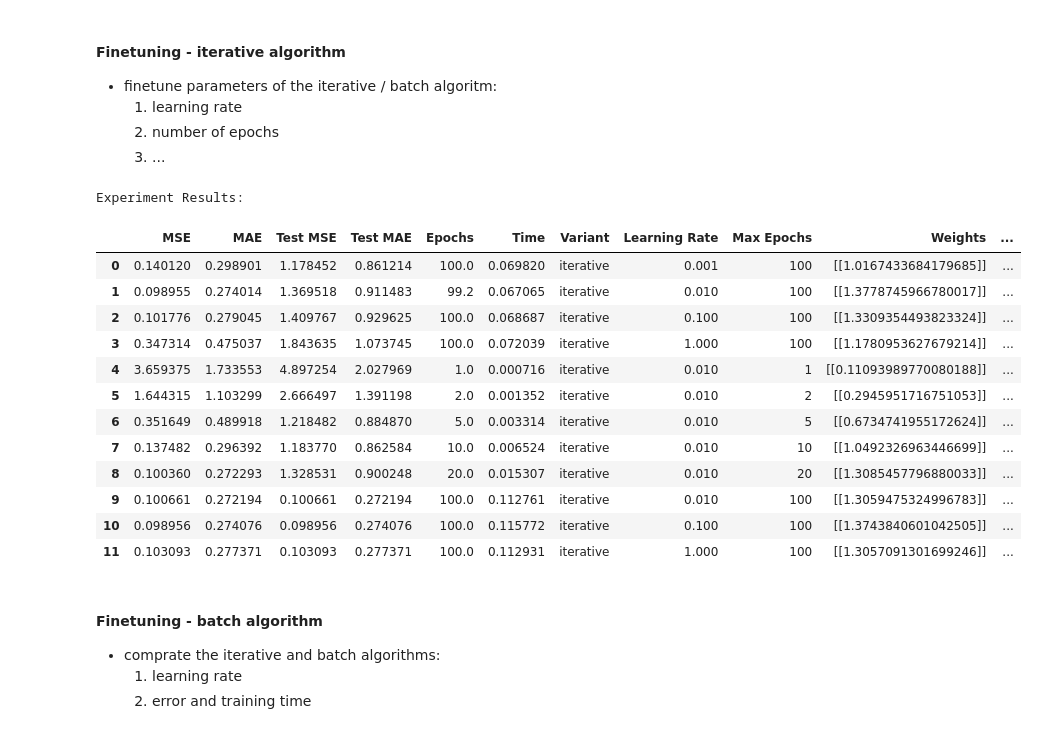
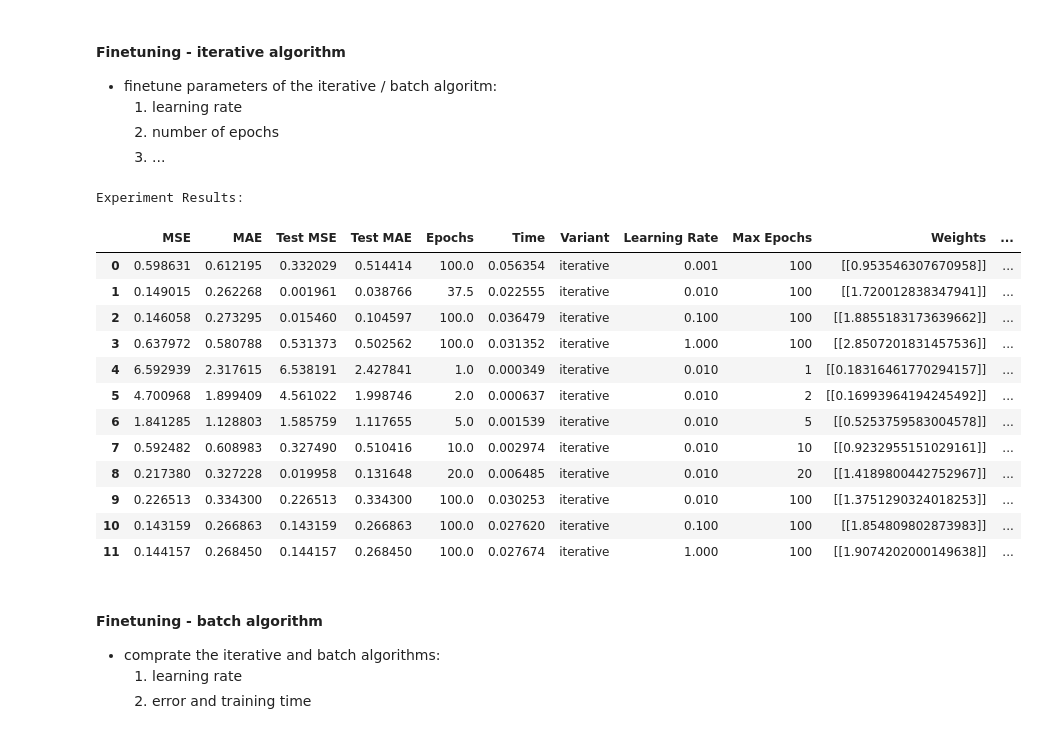
Before and after one commit to reitezuz/18NES1-2026, a Jupyter notebook: week03/linear_neuron.ipynb, the cells around one changed output. Drawn from its saved outputs; the diff is of its cells as text; code cells hidden in the pictures.

```diff
--- a/week03/linear_neuron.ipynb
+++ b/week03/linear_neuron.ipynb
@@ -1157,9 +1159,9 @@ Experiment Results:
 - Train the model with early stopping (by setting the parameter max_validation_steps to an integer value)
 # %%
 # Training, validation and test data:
-inputs, true_outputs           = generate_regression_data_1D(A=1.5, B=3, std_noise=0.3, number_of_samples=50)  # y = A x1 + B + noise
-test_inputs, test_true_outputs = generate_regression_data_1D(A=1.5, B=3, std_noise=0.3, number_of_samples=50)
-validation_data                = generate_regression_data_1D(A=1.5, B=3, std_noise=0.3, number_of_samples=50)
+inputs, true_outputs           = generate_regression_data_1D(A=1.5, B=3, std_noise=0.5, number_of_samples=20)  # y = A x1 + B + noise
+test_inputs, test_true_outputs = generate_regression_data_1D(A=1.5, B=3, std_noise=0.5, number_of_samples=20)
+validation_data                = generate_regression_data_1D(A=1.5, B=3, std_noise=0.5, number_of_samples=20)
 # %%
 # Example: linear regression
 #inputs, true_outputs           = generate_regression_data_1D(A=1.5, B=3, std_noise=0.3, number_of_samples=50)  # y = A x1 + B + noise
@@ -1320,9 +1324,9 @@ Train MSE error: 0.056345893147959306, Test MSE: 0.09206997955570484
 # DataFrame to store the results for comparisons:
 experiment_results_r = pd.DataFrame(columns=['MSE', 'MAE', 'Test MSE', 'Test MAE', 'Epochs', 'Time', 'Variant', 'Learning Rate', 'Max Epochs', 'Weights', 'Bias', 'Data Description'])
 #np.random.seed(42)  # For reproducibility
-inputs, true_outputs = generate_regression_data_1D(A=1.5, B=3, std_noise=0.3, number_of_samples=50)
-test_inputs, test_true_outputs = generate_regression_data_1D(A=1.5, B=3, std_noise=0.3, number_of_samples=50)
-validation_data                = generate_regression_data_1D(A=1.5, B=3, std_noise=0.3, number_of_samples=50)
+#inputs, true_outputs = generate_regression_data_1D(A=1.5, B=3, std_noise=0.3, number_of_samples=50)
+#test_inputs, test_true_outputs = generate_regression_data_1D(A=1.5, B=3, std_noise=0.3, number_of_samples=50)
+#validation_data                = generate_regression_data_1D(A=1.5, B=3, std_noise=0.3, number_of_samples=50)
 
 data_description_orig = "regr. 1"
 
@@ -1333,45 +1337,45 @@ min_error = 0.0001
 epochs = 100
 learning_rate = 0.1
 init_method = 'random'
 print_progress = False
 max_validation_steps = 5 #None
 
 data_description = data_description_orig + " " + ("adaptive " if adaptive_learning_rate else "non-adaptive ") + str(min_error)
 
 # learning rate
 for learning_rate in [0.001, 0.01, 0.1 , 1]:
     run_example_multiple_times(experiment_results_r, (inputs, true_outputs), (test_inputs, test_outputs), validation_data, epochs, init_method , learning_rate, print_progress, variant, data_description, adaptive_learning_rate, min_error, max_validation_steps)
 
 # epochs
 learning_rate = 0.01
 for epochs in [1, 2, 5, 10, 20]:
     run_example_multiple_times(experiment_results_r, (inputs, true_outputs), (test_inputs, test_outputs), validation_data, epochs, init_method , learning_rate, print_progress, variant, data_description, adaptive_learning_rate, min_error, max_validation_steps)
 
 # adaptive learning rate:
 adaptive_learning_rate = True
 data_description = data_description_orig + " " + ("adaptive " if adaptive_learning_rate else "non-adaptive ") + str(min_error)
 epochs = 100
 for learning_rate in [0.01, 0.1 , 1]:
     run_example_multiple_times(experiment_results_r, (inputs, true_outputs), None, None, epochs, init_method , learning_rate, print_progress, variant, data_description, adaptive_learning_rate, min_error, max_validation_steps=None)
 
 
 print("\nExperiment Results:")
 experiment_results_r
 # %% [output]
 Experiment Results:
 |  | MSE | MAE | Test MSE | Test MAE | Epochs | Time | Variant | Learning Rate | Max Epochs | Weights | ... |
-| 0 | 0.140120 | 0.298901 | 1.178452 | 0.861214 | 100.0 | 0.069820 | iterative | 0.001 | 100 | [[1.0167433684179685]] | ... |
-| 1 | 0.098955 | 0.274014 | 1.369518 | 0.911483 | 99.2 | 0.067065 | iterative | 0.010 | 100 | [[1.3778745966780017]] | ... |
-| 2 | 0.101776 | 0.279045 | 1.409767 | 0.929625 | 100.0 | 0.068687 | iterative | 0.100 | 100 | [[1.3309354493823324]] | ... |
-| 3 | 0.347314 | 0.475037 | 1.843635 | 1.073745 | 100.0 | 0.072039 | iterative | 1.000 | 100 | [[1.1780953627679214]] | ... |
-| 4 | 3.659375 | 1.733553 | 4.897254 | 2.027969 | 1.0 | 0.000716 | iterative | 0.010 | 1 | [[0.11093989770080188]] | ... |
-| 5 | 1.644315 | 1.103299 | 2.666497 | 1.391198 | 2.0 | 0.001352 | iterative | 0.010 | 2 | [[0.2945951716751053]] | ... |
-| 6 | 0.351649 | 0.489918 | 1.218482 | 0.884870 | 5.0 | 0.003314 | iterative | 0.010 | 5 | [[0.6734741955172624]] | ... |
-| 7 | 0.137482 | 0.296392 | 1.183770 | 0.862584 | 10.0 | 0.006524 | iterative | 0.010 | 10 | [[1.0492326963446699]] | ... |
-| 8 | 0.100360 | 0.272293 | 1.328531 | 0.900248 | 20.0 | 0.015307 | iterative | 0.010 | 20 | [[1.3085457796880033]] | ... |
-| 9 | 0.100661 | 0.272194 | 0.100661 | 0.272194 | 100.0 | 0.112761 | iterative | 0.010 | 100 | [[1.3059475324996783]] | ... |
-| 10 | 0.098956 | 0.274076 | 0.098956 | 0.274076 | 100.0 | 0.115772 | iterative | 0.100 | 100 | [[1.3743840601042505]] | ... |
-| 11 | 0.103093 | 0.277371 | 0.103093 | 0.277371 | 100.0 | 0.112931 | iterative | 1.000 | 100 | [[1.3057091301699246]] | ... |
+| 0 | 0.598631 | 0.612195 | 0.332029 | 0.514414 | 100.0 | 0.056354 | iterative | 0.001 | 100 | [[0.953546307670958]] | ... |
+| 1 | 0.149015 | 0.262268 | 0.001961 | 0.038766 | 37.5 | 0.022555 | iterative | 0.010 | 100 | [[1.720012838347941]] | ... |
+| 2 | 0.146058 | 0.273295 | 0.015460 | 0.104597 | 100.0 | 0.036479 | iterative | 0.100 | 100 | [[1.8855183173639662]] | ... |
+| 3 | 0.637972 | 0.580788 | 0.531373 | 0.502562 | 100.0 | 0.031352 | iterative | 1.000 | 100 | [[2.8507201831457536]] | ... |
+| 4 | 6.592939 | 2.317615 | 6.538191 | 2.427841 | 1.0 | 0.000349 | iterative | 0.010 | 1 | [[0.18316461770294157]] | ... |
+| 5 | 4.700968 | 1.899409 | 4.561022 | 1.998746 | 2.0 | 0.000637 | iterative | 0.010 | 2 | [[0.16993964194245492]] | ... |
+| 6 | 1.841285 | 1.128803 | 1.585759 | 1.117655 | 5.0 | 0.001539 | iterative | 0.010 | 5 | [[0.5253759583004578]] | ... |
+| 7 | 0.592482 | 0.608983 | 0.327490 | 0.510416 | 10.0 | 0.002974 | iterative | 0.010 | 10 | [[0.9232955151029161]] | ... |
+| 8 | 0.217380 | 0.327228 | 0.019958 | 0.131648 | 20.0 | 0.006485 | iterative | 0.010 | 20 | [[1.4189800442752967]] | ... |
+| 9 | 0.226513 | 0.334300 | 0.226513 | 0.334300 | 100.0 | 0.030253 | iterative | 0.010 | 100 | [[1.3751290324018253]] | ... |
+| 10 | 0.143159 | 0.266863 | 0.143159 | 0.266863 | 100.0 | 0.027620 | iterative | 0.100 | 100 | [[1.854809802873983]] | ... |
+| 11 | 0.144157 | 0.268450 | 0.144157 | 0.268450 | 100.0 | 0.027674 | iterative | 1.000 | 100 | [[1.9074202000149638]] | ... |
 # %% [markdown]
 #### Finetuning - batch algorithm
 - comprate the iterative and batch algorithms:
```
Also changed, not shown: parts of 17 cells of this notebook.
